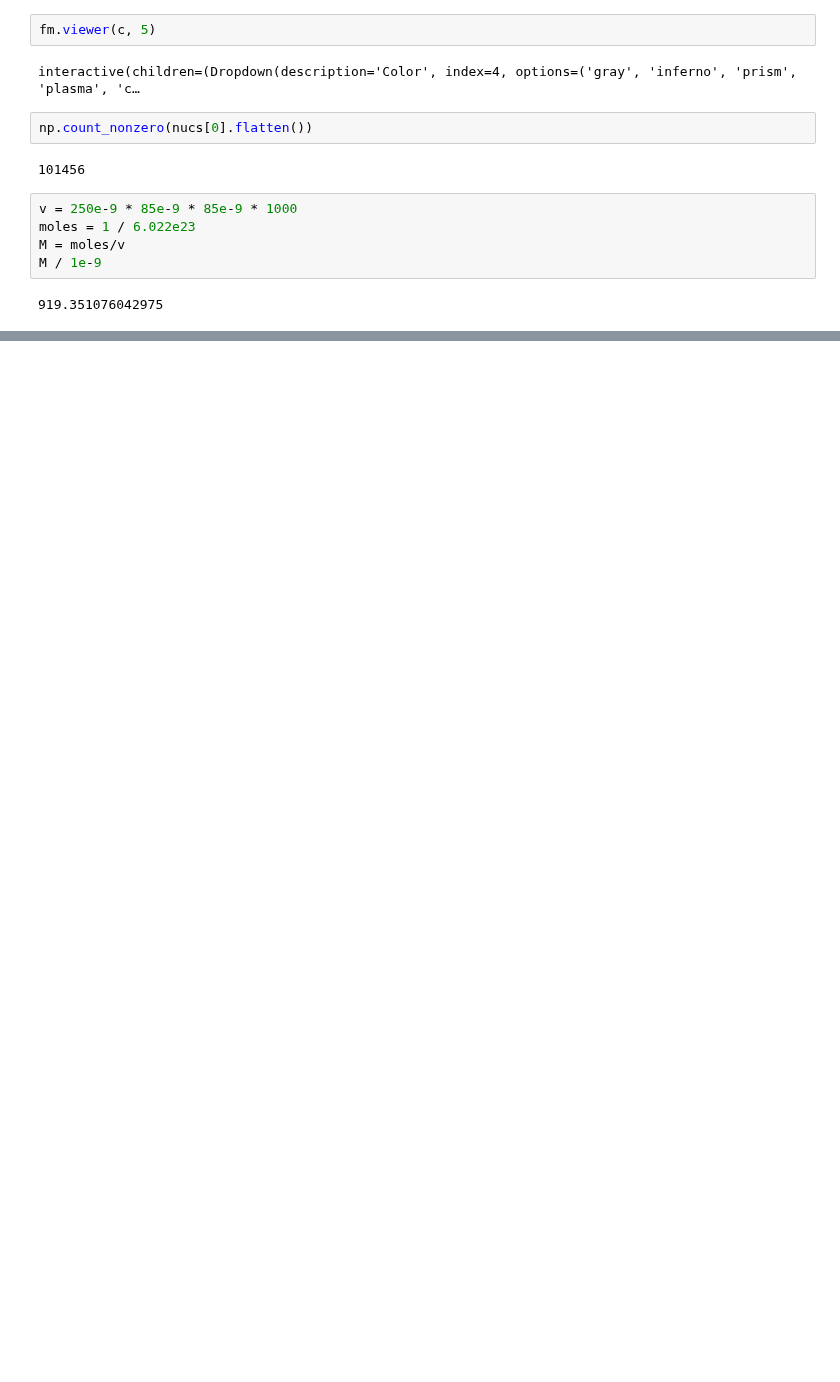
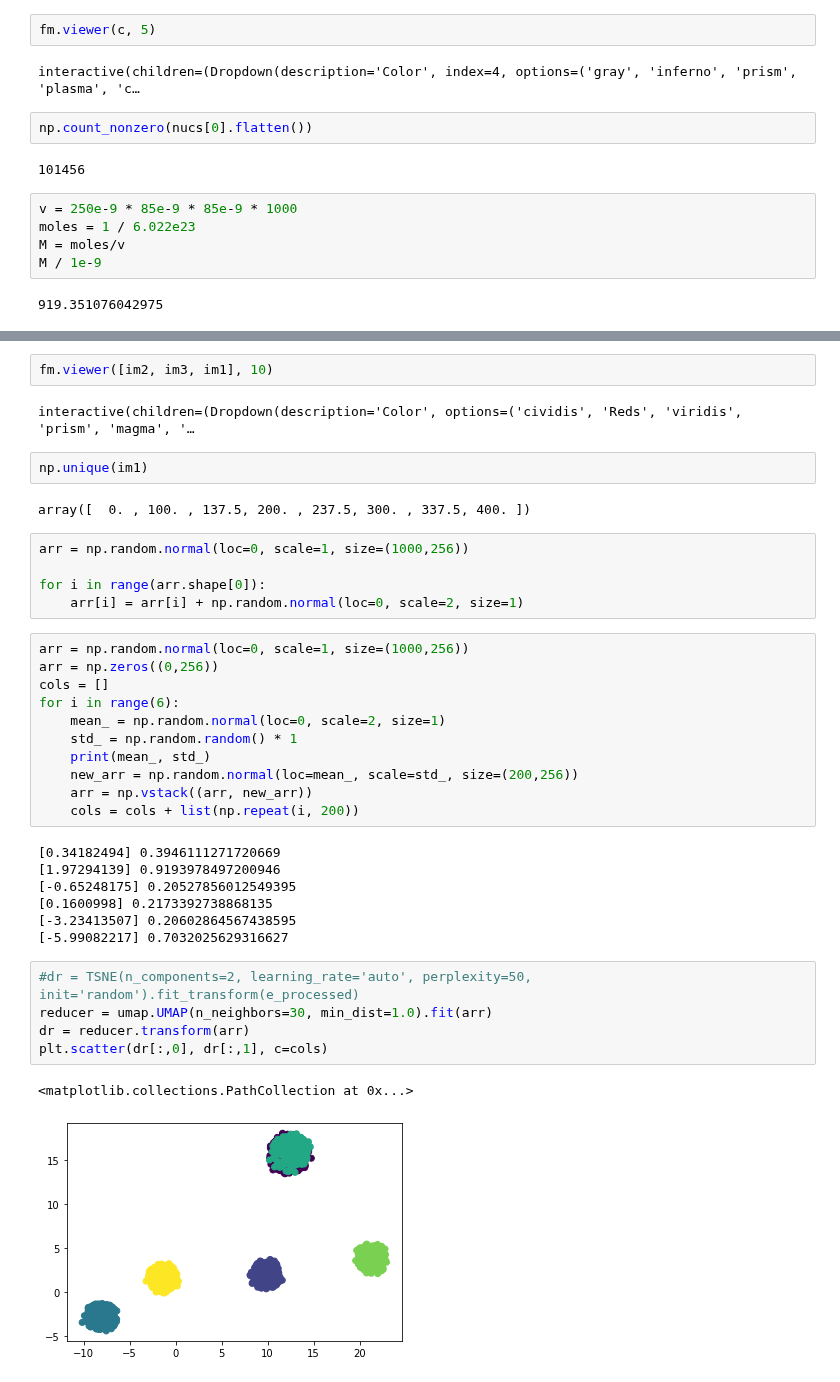
Before and after one commit to michaelrstadler/rpb1, a Jupyter notebook: bin/notebooks/20220329-realdata-siamese-2.ipynb, the cells around one changed output, grey strips where cells are left out. Drawn from its saved outputs; the diff is of its cells as text; blank space fills up the shorter version.

```diff
--- a/bin/notebooks/20220329-realdata-siamese-2.ipynb
+++ b/bin/notebooks/20220329-realdata-siamese-2.ipynb
@@ -861,0 +877,39 @@ M / 1e-9
+# %%
+fm.viewer([im2, im3, im1], 10)
+# %% [output]
+interactive(children=(Dropdown(description='Color', options=('cividis', 'Reds', 'viridis', 'prism', 'magma', '…
+# %%
+np.unique(im1)
+# %% [output]
+array([  0. , 100. , 137.5, 200. , 237.5, 300. , 337.5, 400. ])
+# %%
+arr = np.random.normal(loc=0, scale=1, size=(1000,256))
+
+for i in range(arr.shape[0]):
+    arr[i] = arr[i] + np.random.normal(loc=0, scale=2, size=1)
+# %%
+arr = np.random.normal(loc=0, scale=1, size=(1000,256))
+arr = np.zeros((0,256))
+cols = []
+for i in range(6):
+    mean_ = np.random.normal(loc=0, scale=2, size=1)
+    std_ = np.random.random() * 1
+    print(mean_, std_)
+    new_arr = np.random.normal(loc=mean_, scale=std_, size=(200,256))
+    arr = np.vstack((arr, new_arr))
+    cols = cols + list(np.repeat(i, 200))
+# %% [output]
+[0.34182494] 0.3946111271720669
+[1.97294139] 0.9193978497200946
+[-0.65248175] 0.20527856012549395
+[0.1600998] 0.2173392738868135
+[-3.23413507] 0.20602864567438595
+[-5.99082217] 0.7032025629316627
+# %%
+#dr = TSNE(n_components=2, learning_rate='auto', perplexity=50, init='random').fit_transform(e_processed)
+reducer = umap.UMAP(n_neighbors=30, min_dist=1.0).fit(arr)
+dr = reducer.transform(arr)
+plt.scatter(dr[:,0], dr[:,1], c=cols)
+# %% [output]
+<matplotlib.collections.PathCollection at 0x...>
+[figure, added]
```
Also changed, not shown: parts of 14 cells of this notebook, 1 other file.
